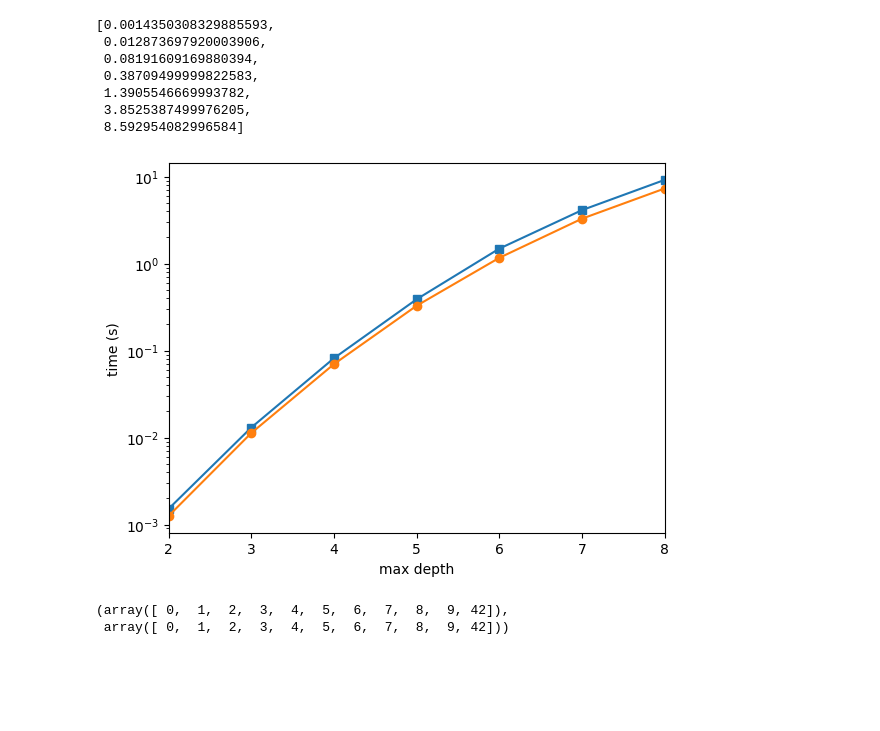
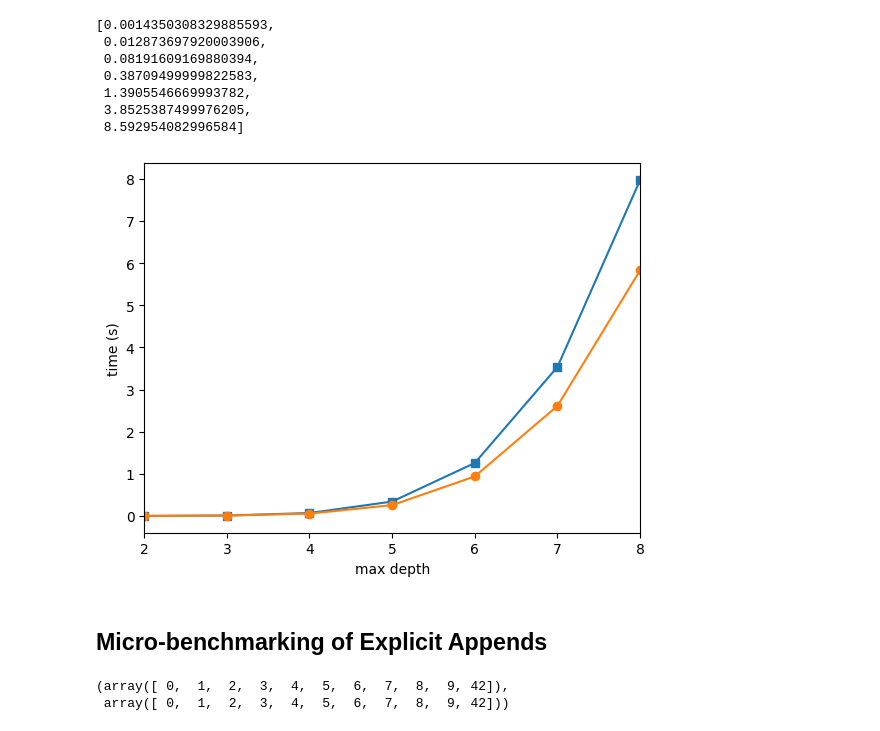
Before and after one commit to marioboley/optikon, a Jupyter notebook: spike_treesearch.ipynb, the cells around one changed output. Drawn from its saved outputs; the diff is of its cells as text; code cells hidden in the pictures; blank space fills up the shorter version.

Commit message:
benchmarking with M4 Pro and some documentation

```diff
--- a/spike_treesearch.ipynb
+++ b/spike_treesearch.ipynb
@@ -360,15 +368,17 @@ numba_times
 # %%
 from matplotlib import pyplot as plt
 
 plt.plot(depths, python_times, marker='s')
 plt.plot(depths, numba_times, marker='o')
 plt.xlabel('max depth')
 plt.ylabel('time (s)')
-plt.yscale('log')
+# plt.yscale('log')
 plt.margins(x=0)
 plt.show()
 # %% [output]
-[figure, old version]
+[figure, new version]
+# %% [markdown]
+## Micro-benchmarking of Explicit Appends
 # %%
 a = np.arange(10, dtype=np.int64)
 b = 42
```
Also changed, not shown: parts of 4 cells of this notebook.
